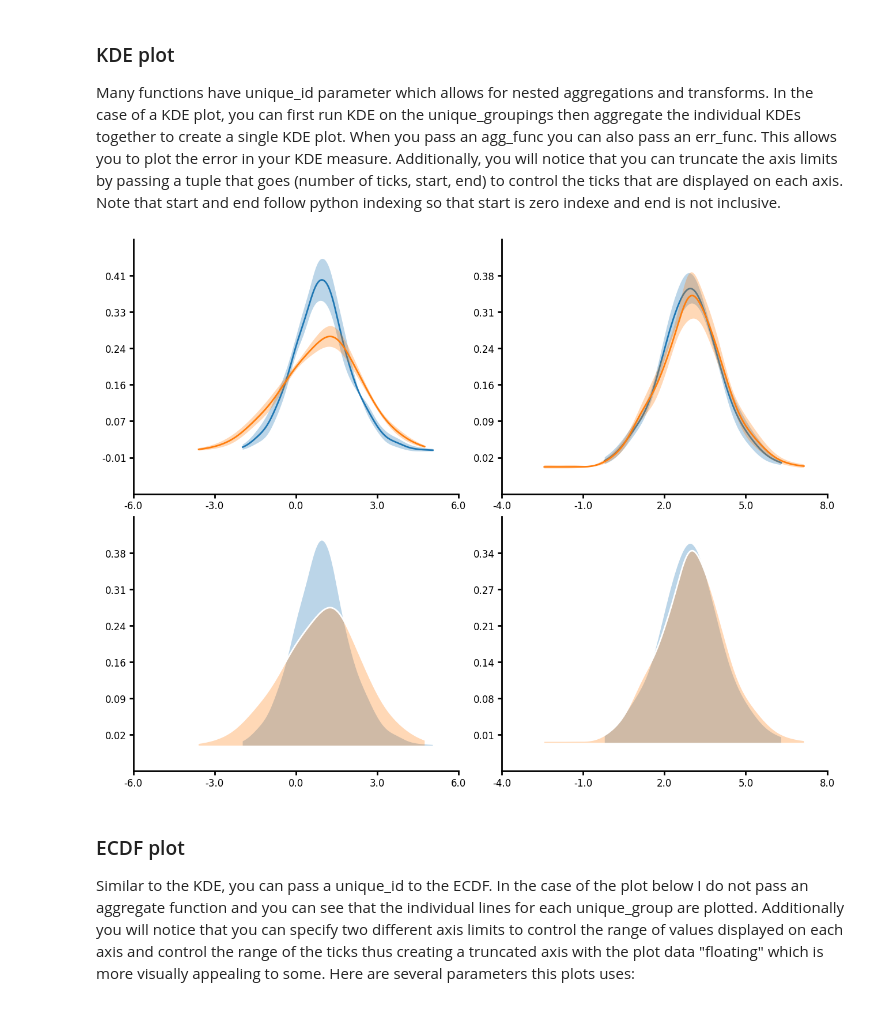
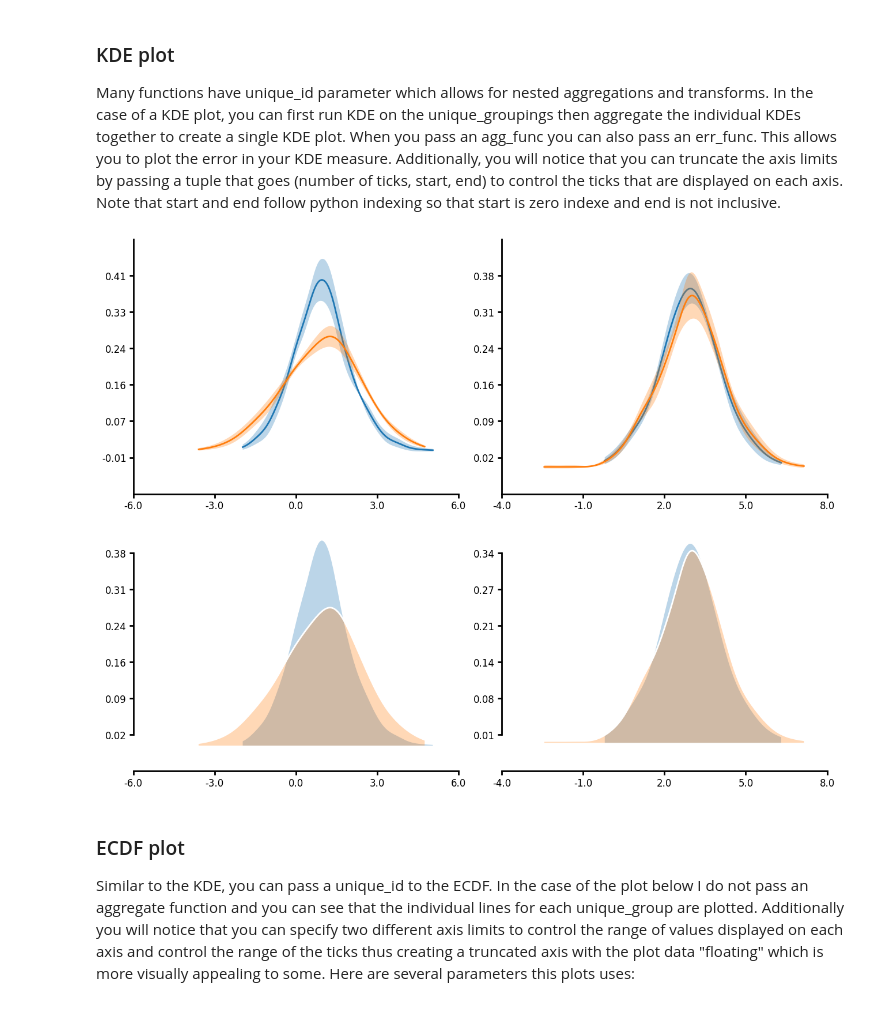
Before and after one commit to LarsHenrikNelson/lithos, a Jupyter notebook: README.ipynb, the cells around one changed output. Saved outputs shown, nothing was run; the diff lists cells and outputs as text; code cells hidden in the pictures.

```diff
--- a/README.ipynb
+++ b/README.ipynb
@@ -392,35 +414,35 @@ plot = (
         fill_between=True,
         linewidth=2,
         fillalpha=0.3,
         kde_length=1028,
     )
     .plot_data(x="y")
     .axis_format(ysteps=(8, 1, 7))
     .axis(ydecimals=2)
     .figure(ncols=2)
     .plot(figure=fig, axes=ax[:2])
 )
 plot = (
     LinePlot(data=df)
     .grouping(group="grouping_1", subgroup="grouping_2", facet=True)
     .kde(
         unique_id="unique_grouping",
         agg_func="mean",
         fill_under=True,
         linecolor="white",
         fillcolor="glasbey_category10",
         linewidth=2,
         fillalpha=0.3,
         kde_length=1028,
     )
     .plot_data(x="y")
-    .axis_format(ysteps=(8, 1, 7))
+    .axis_format(ysteps=(8, 1, 7), truncate_yaxis=True)
     .axis(ydecimals=2)
     .figure(ncols=2)
     .plot(figure=fig, axes=ax[2:])
 )
 # %% [output]
-[figure, old version]
+[figure, new version]
 # %% [markdown]
 ### ECDF plot
 Similar to the KDE, you can pass a unique_id to the ECDF. In the case of the plot below I do not pass an aggregate function and you can see that the individual lines for each unique_group are plotted.
```
Also changed, not shown: parts of 14 cells of this notebook, 21 other files.
